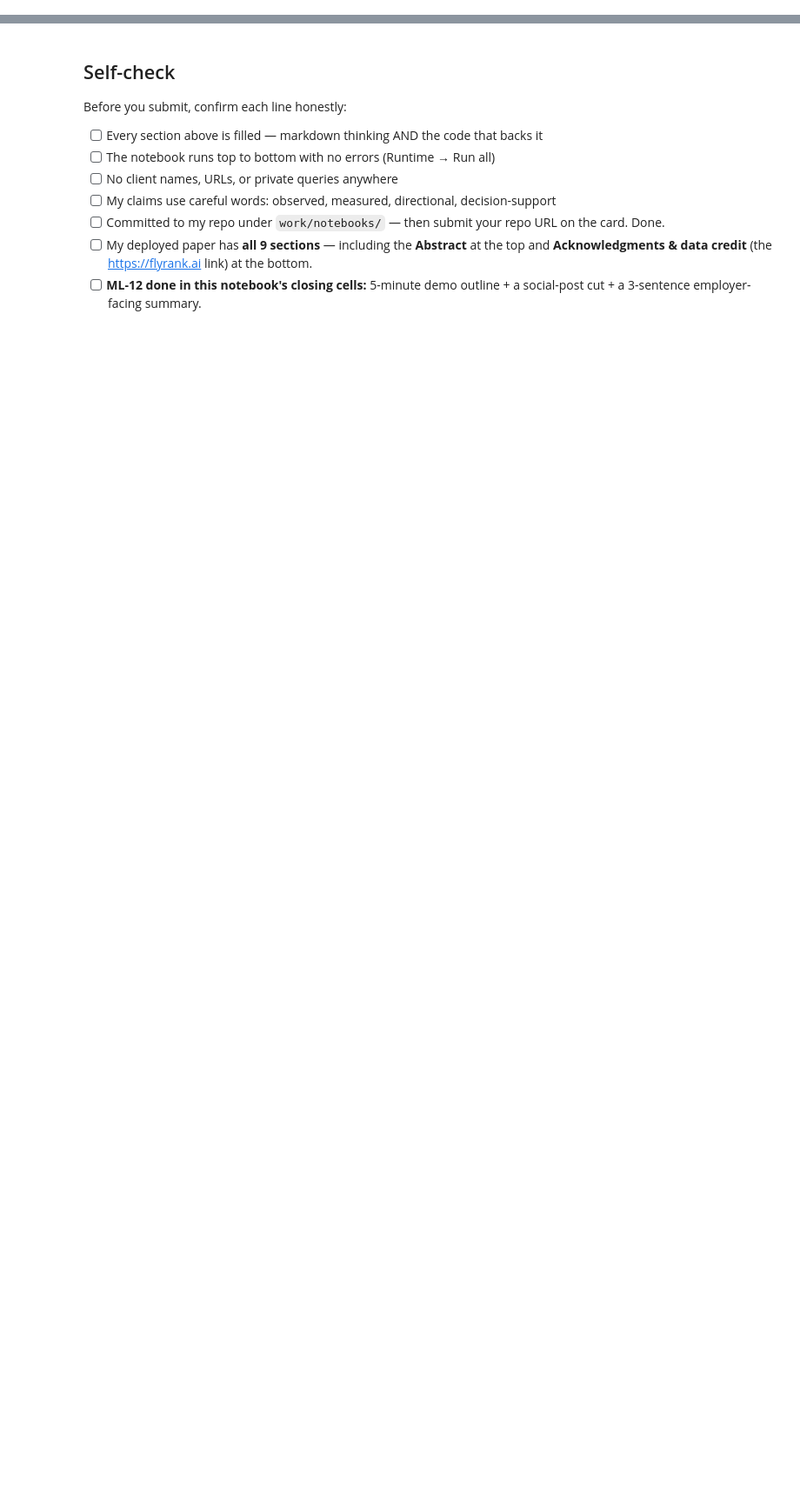
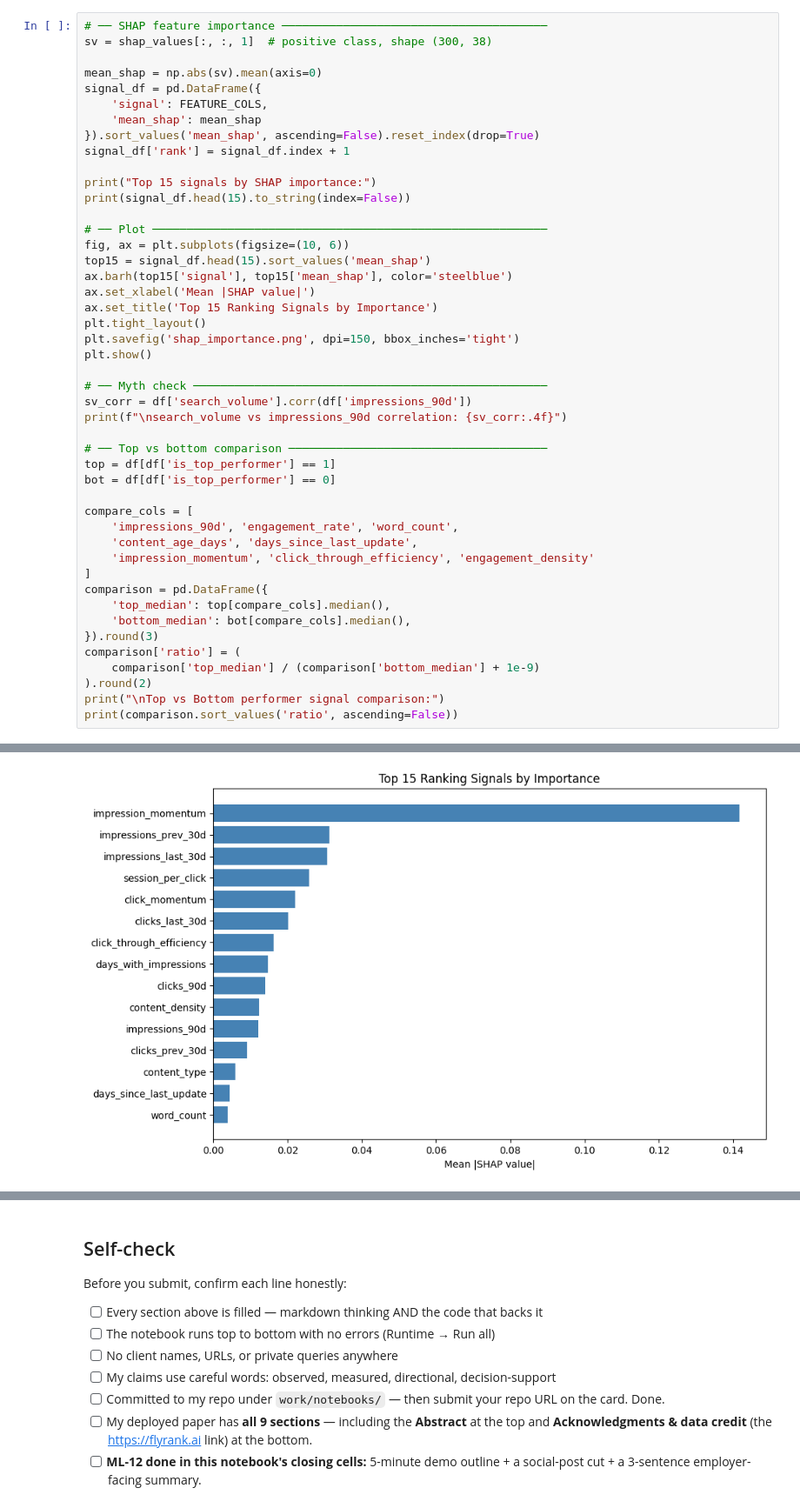
Before and after one commit to Shreshth114/flyrank-ml-internship, a Jupyter notebook: work/notebooks/capstone.ipynb, the cells around one changed output, grey strips where cells are left out. Shown at 87% size. Saved outputs shown, nothing was run; the diff lists cells and outputs as text; blank space fills up the shorter version.

Commit message:
Capstone — ranking signal analysis (Precision@50: 0.18 → 0.90)

```diff
--- a/work/notebooks/capstone.ipynb
+++ b/work/notebooks/capstone.ipynb
@@ -32,0 +287,47 @@ This skeleton is yours to fill. Work the sections **in order** — each one has
+# %%
+# ── SHAP feature importance ───────────────────────────────────────
+sv = shap_values[:, :, 1]  # positive class, shape (300, 38)
+
+mean_shap = np.abs(sv).mean(axis=0)
+signal_df = pd.DataFrame({
+    'signal': FEATURE_COLS,
+    'mean_shap': mean_shap
+}).sort_values('mean_shap', ascending=False).reset_index(drop=True)
+signal_df['rank'] = signal_df.index + 1
+
+print("Top 15 signals by SHAP importance:")
+print(signal_df.head(15).to_string(index=False))
+
+# ── Plot ──────────────────────────────────────────────────────────
+fig, ax = plt.subplots(figsize=(10, 6))
+top15 = signal_df.head(15).sort_values('mean_shap')
+ax.barh(top15['signal'], top15['mean_shap'], color='steelblue')
+ax.set_xlabel('Mean |SHAP value|')
+ax.set_title('Top 15 Ranking Signals by Importance')
+plt.tight_layout()
+plt.savefig('shap_importance.png', dpi=150, bbox_inches='tight')
+plt.show()
+
+# ── Myth check ────────────────────────────────────────────────────
+sv_corr = df['search_volume'].corr(df['impressions_90d'])
+print(f"\nsearch_volume vs impressions_90d correlation: {sv_corr:.4f}")
+
+# ── Top vs bottom comparison ──────────────────────────────────────
+top = df[df['is_top_performer'] == 1]
+bot = df[df['is_top_performer'] == 0]
+
+compare_cols = [
+    'impressions_90d', 'engagement_rate', 'word_count',
+    'content_age_days', 'days_since_last_update',
+    'impression_momentum', 'click_through_efficiency', 'engagement_density'
+]
+comparison = pd.DataFrame({
+    'top_median': top[compare_cols].median(),
+    'bottom_median': bot[compare_cols].median(),
+}).round(3)
+comparison['ratio'] = (
+    comparison['top_median'] / (comparison['bottom_median'] + 1e-9)
+).round(2)
+print("\nTop vs Bottom performer signal comparison:")
+print(comparison.sort_values('ratio', ascending=False))
+# %% [output]
@@ -32,0 +351 @@ This skeleton is yours to fill. Work the sections **in order** — each one has
+[figure, added]
```
Also changed, not shown: parts of 20 cells of this notebook.
